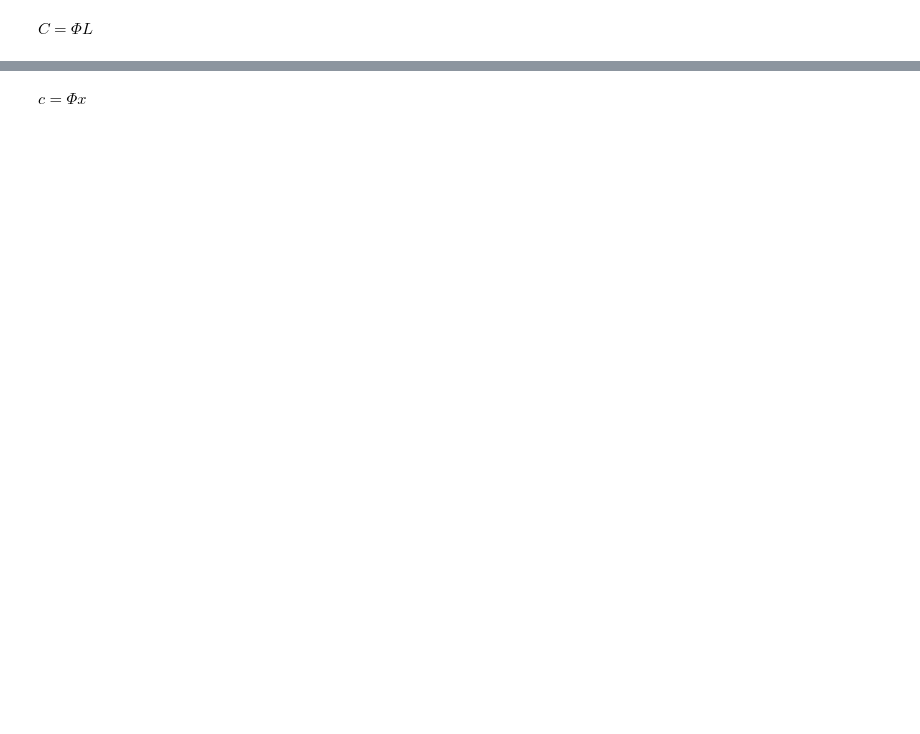
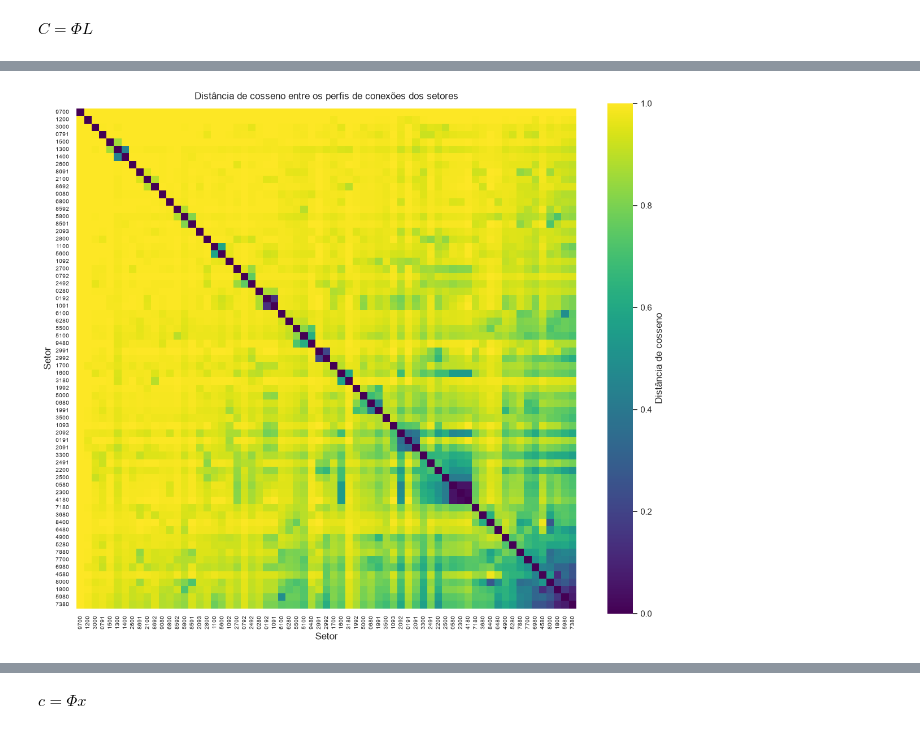
Before and after one commit to G-Cintra/Redes, a Jupyter notebook: analise_exploratoria_v2.ipynb, the cells around one changed output, grey strips where cells are left out. Drawn from its saved outputs; the diff is of its cells as text; code cells hidden in the pictures; blank space fills up the shorter version.

```diff
--- a/analise_exploratoria.ipynb
+++ b/analise_exploratoria_v2.ipynb
@@ -309,0 +482,72 @@ display(x.to_frame(name="Produção bruta"))
+# %%
+import numpy as np
+import pandas as pd
+import matplotlib.pyplot as plt
+import seaborn as sns
+
+from scipy.spatial.distance import pdist, squareform
+from scipy.cluster.hierarchy import linkage, leaves_list
+
+# ---------------------------------------------------------
+# Distância de cosseno entre os setores
+# Cada linha de F representa o perfil de emissões do setor i
+# ao longo dos setores de demanda final j
+# ---------------------------------------------------------
+
+# Matriz de distâncias de cosseno
+dist_condensed = pdist(F.values, metric="cosine")
+D = squareform(dist_condensed)
+
+# DataFrame para preservar os nomes dos setores
+D = pd.DataFrame(
+    D,
+    index=F.index,
+    columns=F.index
+)
+
+# ---------------------------------------------------------
+# Ordenação por agrupamento hierárquico
+# ---------------------------------------------------------
+
+Z = linkage(dist_condensed, method="average")
+ordem = leaves_list(Z)
+
+setores_ordenados = F.index[ordem]
+
+D_ord = D.loc[setores_ordenados, setores_ordenados]
+
+# ---------------------------------------------------------
+# Heatmap
+# ---------------------------------------------------------
+
+fig, ax = plt.subplots(figsize=(12, 10))
+
+sns.heatmap(
+    D_ord,
+    cmap="viridis",
+    vmin=0,
+    vmax=1,
+    square=True,
+    ax=ax,
+    xticklabels=True,
+    yticklabels=True,
+    cbar_kws={
+        "label": "Distância de cosseno"
+    }
+)
+
+ax.set_title(
+    "Distância de cosseno entre os perfis de conexões dos setores",
+    pad=12
+)
+
+ax.set_xlabel("Setor")
+ax.set_ylabel("Setor")
+
+ax.tick_params(axis="x", labelrotation=90, labelsize=7)
+ax.tick_params(axis="y", labelrotation=0, labelsize=7)
+
+plt.tight_layout()
+plt.show()
+# %% [output]
+[figure, added]
```
Also changed, not shown: parts of 22 cells of this notebook, 22 other files.
